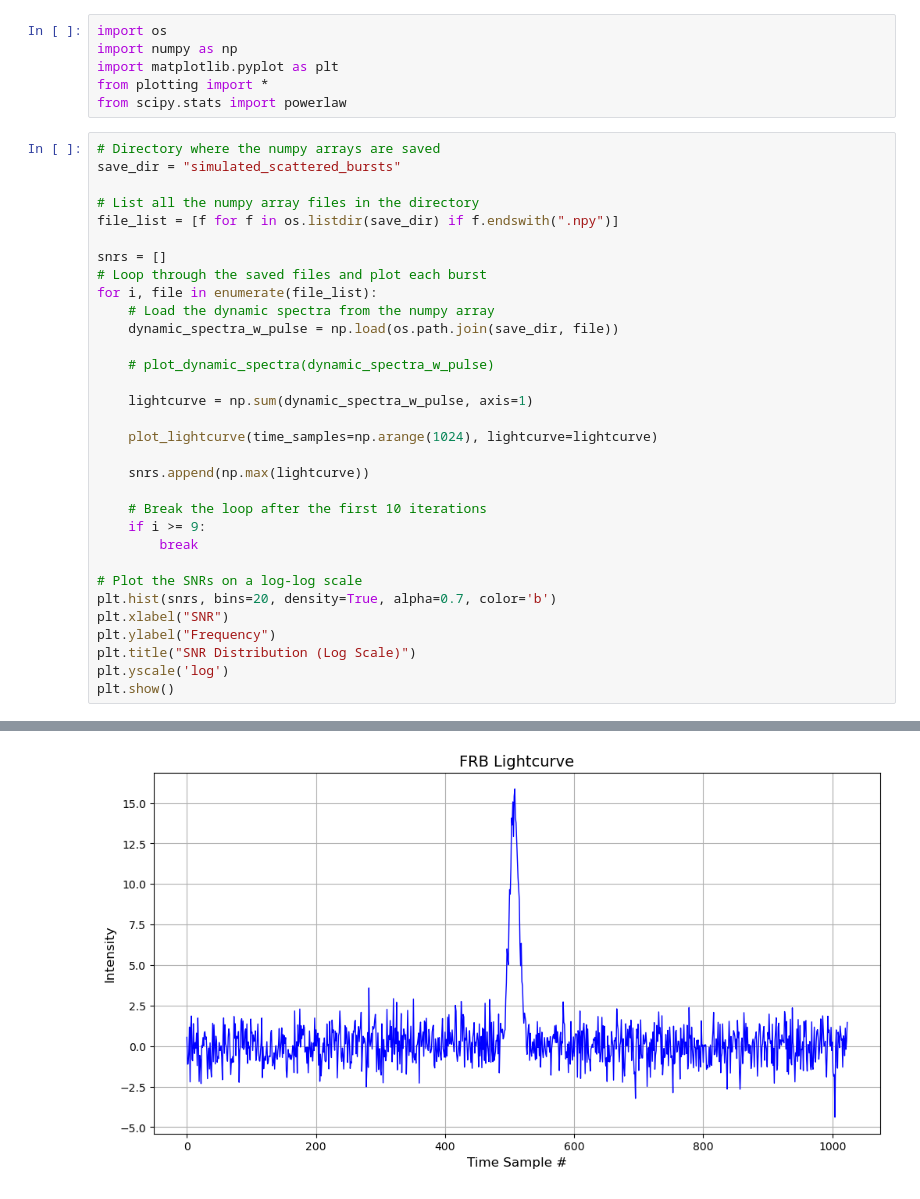
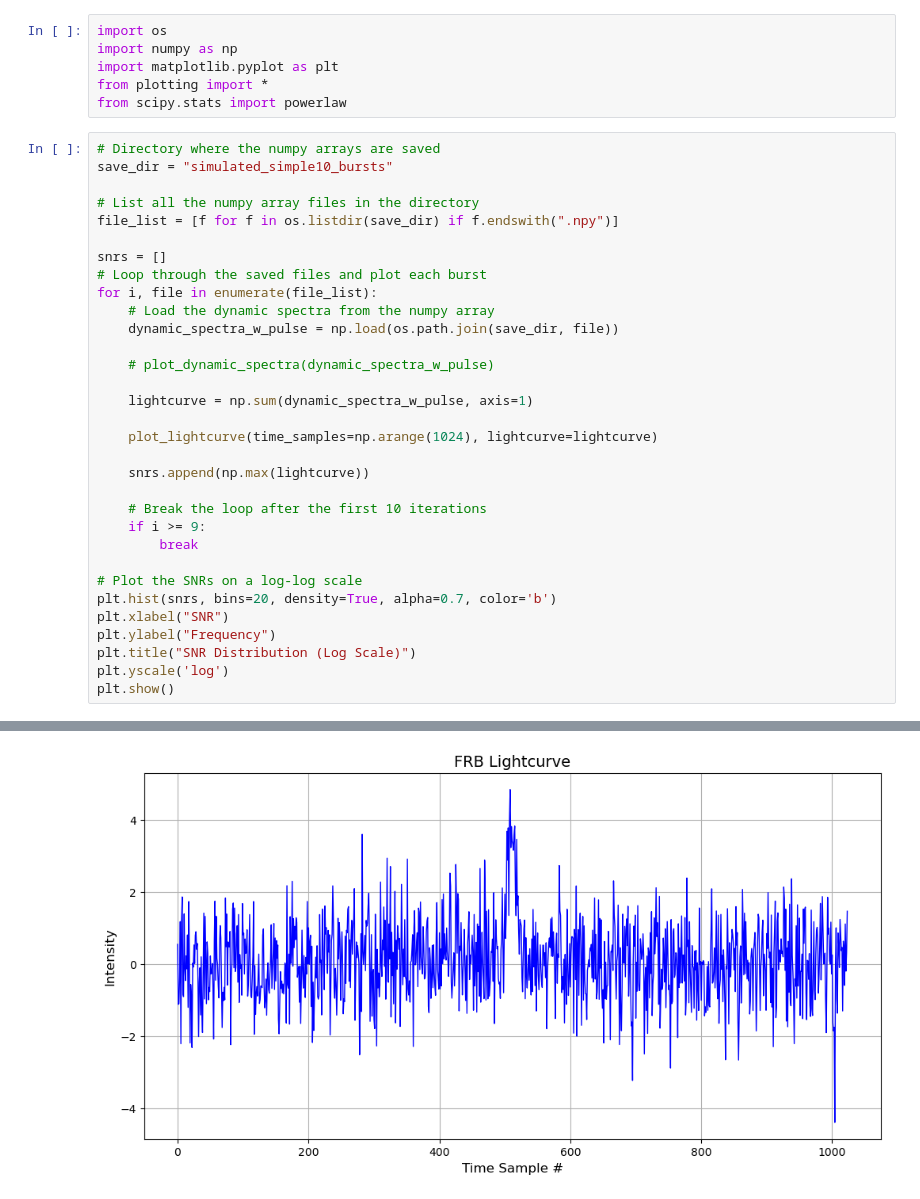
Before and after one commit to SRON-API-DataMagic/Rep_Learn_FRB, a Jupyter notebook: visualize_frbs.ipynb, the cells around one changed output, grey strips where cells are left out. Drawn from its saved outputs; the diff is of its cells as text.

```diff
--- a/visualize_frbs.ipynb
+++ b/visualize_frbs.ipynb
@@ -17,7 +17,7 @@ from plotting import *
 from scipy.stats import powerlaw
 # %%
 # Directory where the numpy arrays are saved
-save_dir = "simulated_scattered_bursts"
+save_dir = "simulated_simple10_bursts"
 
 # List all the numpy array files in the directory
 file_list = [f for f in os.listdir(save_dir) if f.endswith(".npy")]
@@ -53 +53 @@ plt.show()
-[figure, old version]
+[figure, new version]
```
Also changed, not shown: parts of 1 cell of this notebook, 3 other files.
